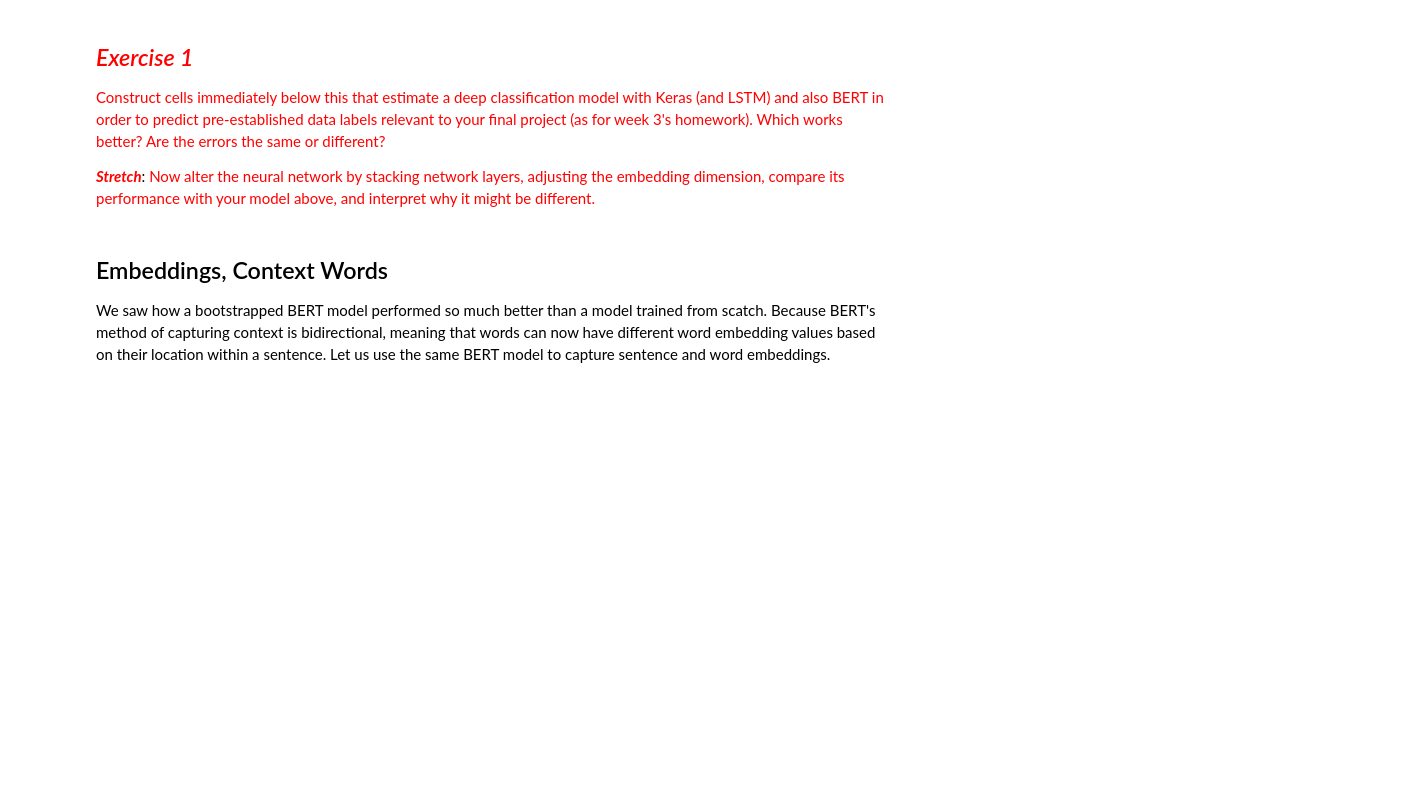
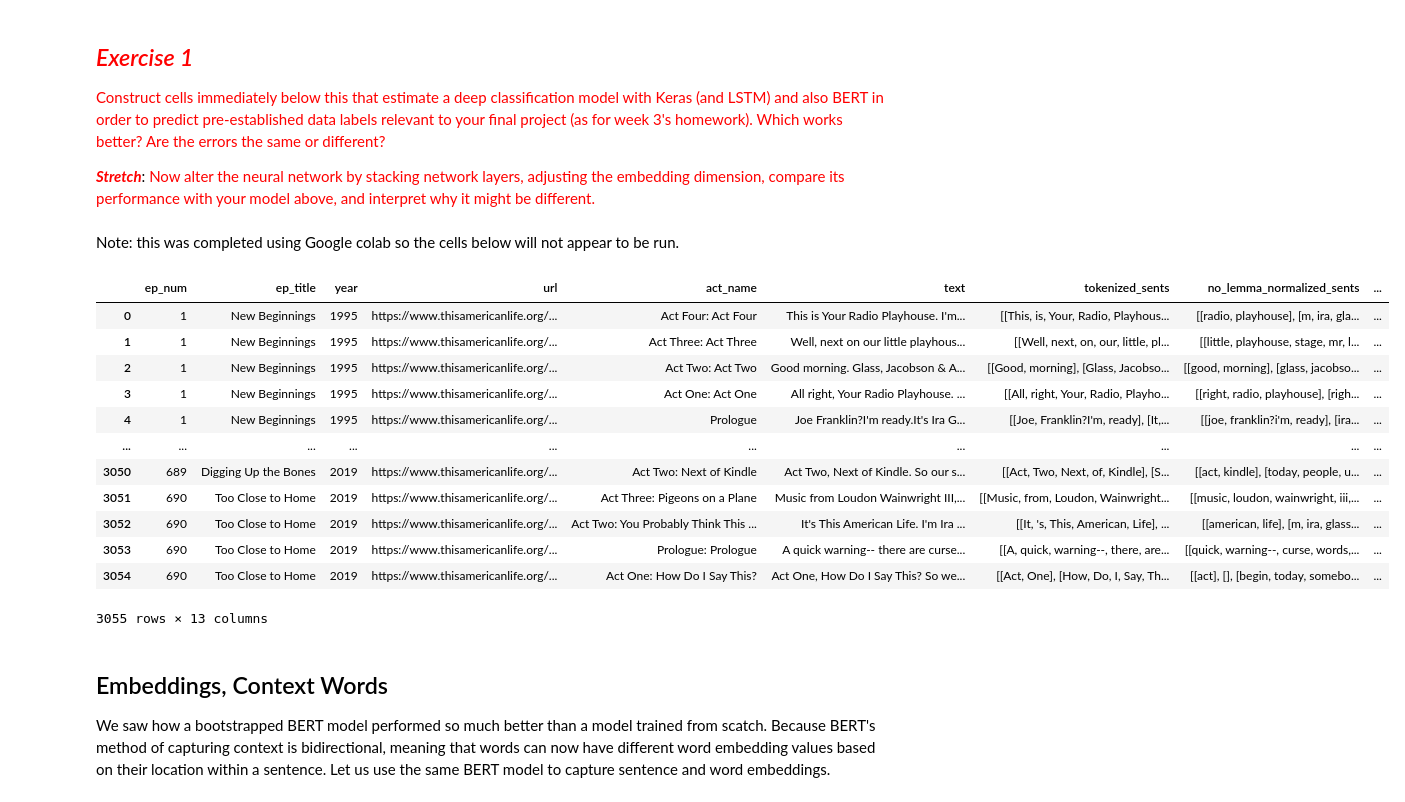
Before and after one commit to katykoenig/Content-Analysis-2020, a Jupyter notebook: week-8/8-Deep-Neural-Nets-and-Text.ipynb, the cells around one changed output. Cells and saved outputs as stored; diff of their text form; code cells hidden in the pictures; blank space fills up the shorter version.

Commit message:
copied over google colab code for ex 1

```diff
--- a/week-8/8-Deep-Neural-Nets-and-Text.ipynb
+++ b/week-8/8-Deep-Neural-Nets-and-Text.ipynb
@@ -695,3 +703,29 @@ The following lines save the model to disk, if you would like to: note that we r
 <span style="color:red">Construct cells immediately below this that estimate a deep classification model with Keras (and LSTM) and also BERT in order to predict pre-established data labels relevant to your final project (as for week 3's homework). Which works better? Are the errors the same or different?
 
 <span style="color:red">***Stretch***</span>: <span style="color:red">Now alter the neural network by stacking network layers, adjusting the embedding dimension, compare its performance with your model above, and interpret why it might be different.
+# %% [markdown]
+Note: this was completed using Google colab so the cells below will not appear to be run.
+# %%
+from ast import literal_eval
+df = pd.read_csv('total_trans_normalized.csv', converters = {'tokenized_sents': literal_eval,'no_lemma_normalized_sents': literal_eval,
+                'normalized_sents':literal_eval,'tokenized_text':literal_eval,
+                'normalized_tokens':literal_eval,'no_lemma_normalized_tokens':literal_eval})
+# %%
+# We want our clf to predict if an act (division of ep) is from an election year
+election_yrs = [1996, 2000, 2004, 2008, 2012, 2016]
+df['labels'] = df['year'].isin(election_yrs).astype('int')
+df
+# %% [output]
+|  | ep_num | ep_title | year | url | act_name | text | tokenized_sents | no_lemma_normalized_sents | ... |
+| 0 | 1 | New Beginnings | 1995 | https://www.thisamericanlife.org/... | Act Four: Act Four | This is Your Radio Playhouse. I'm... | [[This, is, Your, Radio, Playhous... | [[radio, playhouse], [m, ira, gla... | ... |
+| 1 | 1 | New Beginnings | 1995 | https://www.thisamericanlife.org/... | Act Three: Act Three | Well, next on our little playhous... | [[Well, next, on, our, little, pl... | [[little, playhouse, stage, mr, l... | ... |
+| 2 | 1 | New Beginnings | 1995 | https://www.thisamericanlife.org/... | Act Two: Act Two | Good morning. Glass, Jacobson & A... | [[Good, morning], [Glass, Jacobso... | [[good, morning], [glass, jacobso... | ... |
+| 3 | 1 | New Beginnings | 1995 | https://www.thisamericanlife.org/... | Act One: Act One | All right, Your Radio Playhouse. ... | [[All, right, Your, Radio, Playho... | [[right, radio, playhouse], [righ... | ... |
+| 4 | 1 | New Beginnings | 1995 | https://www.thisamericanlife.org/... | Prologue | Joe Franklin?I'm ready.It's Ira G... | [[Joe, Franklin?I'm, ready], [It,... | [[joe, franklin?i'm, ready], [ira... | ... |
+| ... | ... | ... | ... | ... | ... | ... | ... | ... | ... |
+| 3050 | 689 | Digging Up the Bones | 2019 | https://www.thisamericanlife.org/... | Act Two: Next of Kindle | Act Two, Next of Kindle. So our s... | [[Act, Two, Next, of, Kindle], [S... | [[act, kindle], [today, people, u... | ... |
+| 3051 | 690 | Too Close to Home | 2019 | https://www.thisamericanlife.org/... | Act Three: Pigeons on a Plane | Music from Loudon Wainwright III,... | [[Music, from, Loudon, Wainwright... | [[music, loudon, wainwright, iii,... | ... |
+| 3052 | 690 | Too Close to Home | 2019 | https://www.thisamericanlife.org/... | Act Two: You Probably Think This ... | It's This American Life. I'm Ira ... | [[It, 's, This, American, Life], ... | [[american, life], [m, ira, glass... | ... |
+| 3053 | 690 | Too Close to Home | 2019 | https://www.thisamericanlife.org/... | Prologue: Prologue | A quick warning-- there are curse... | [[A, quick, warning--, there, are... | [[quick, warning--, curse, words,... | ... |
+| 3054 | 690 | Too Close to Home | 2019 | https://www.thisamericanlife.org/... | Act One: How Do I Say This? | Act One, How Do I Say This? So we... | [[Act, One], [How, Do, I, Say, Th... | [[act], [], [begin, today, somebo... | ... |
+3055 rows × 13 columns
```
Also changed, not shown: parts of 19 cells of this notebook.
